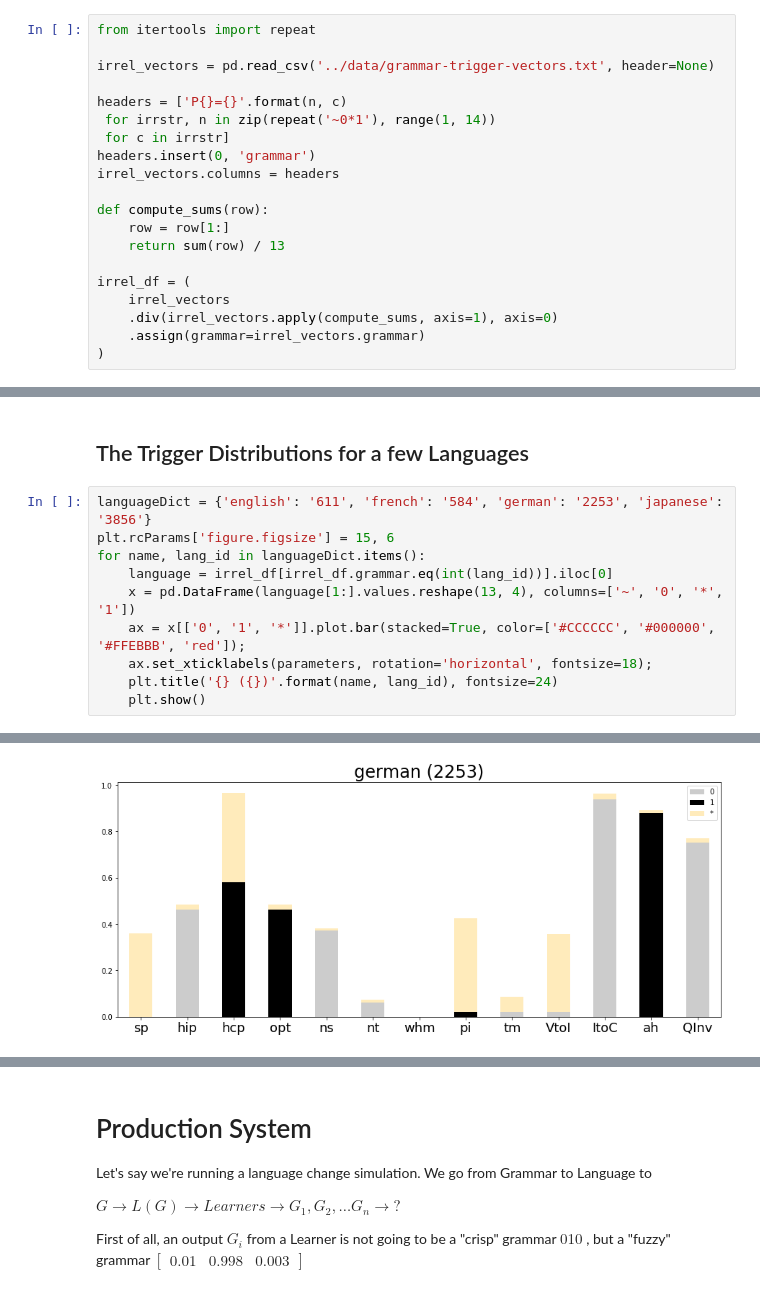
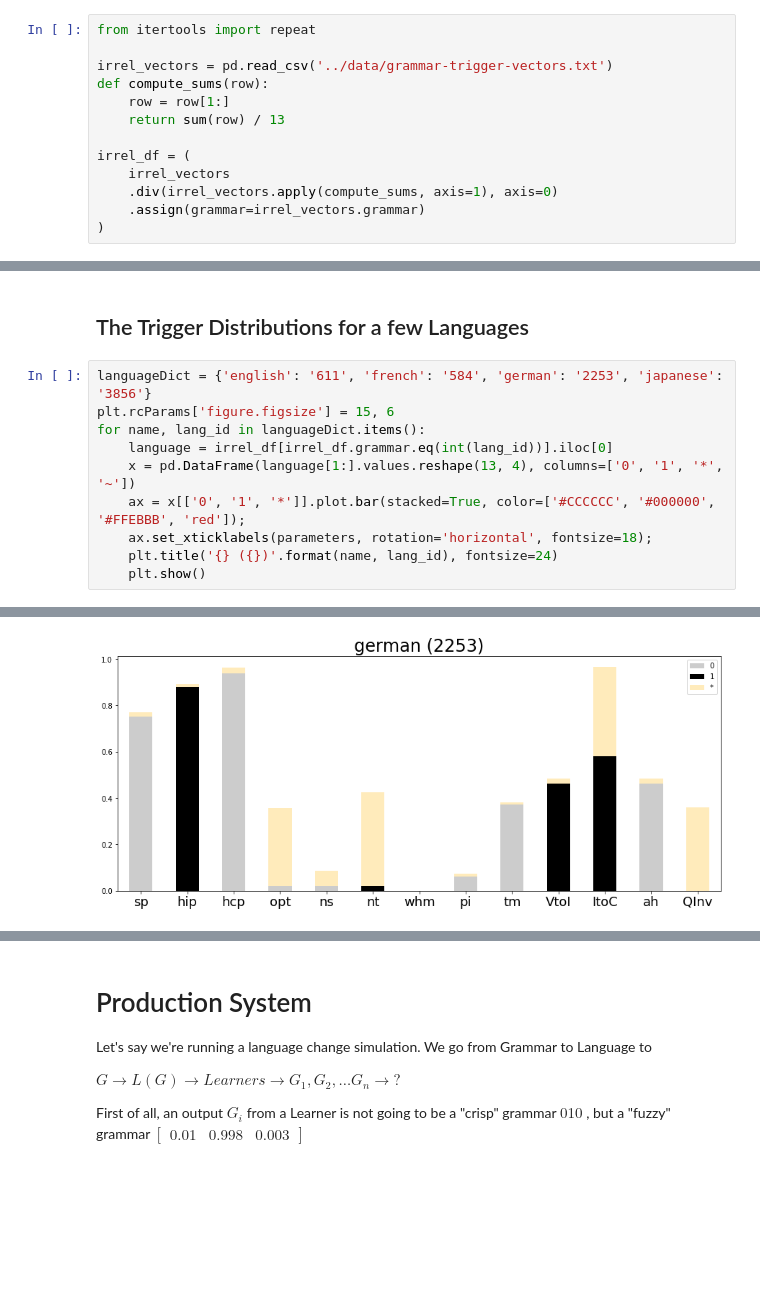
Before and after one commit to pfeyz/colag-irrel-and-ambig, a Jupyter notebook: notebooks/Difference Measures.ipynb, the cells around one changed output, grey strips where cells are left out. Saved outputs shown, nothing was run; the diff lists cells and outputs as text; blank space fills up the shorter version.

Commit message:
fix irrel string order in notebook

```diff
--- a/notebooks/Difference Measures.ipynb
+++ b/notebooks/Difference Measures.ipynb
@@ -153,14 +152,7 @@ len(sims)
 # %%
 from itertools import repeat
 
-irrel_vectors = pd.read_csv('../data/grammar-trigger-vectors.txt', header=None)
-
-headers = ['P{}={}'.format(n, c)
- for irrstr, n in zip(repeat('~0*1'), range(1, 14))
- for c in irrstr]
-headers.insert(0, 'grammar')
-irrel_vectors.columns = headers
-
+irrel_vectors = pd.read_csv('../data/grammar-trigger-vectors.txt')
 def compute_sums(row):
     row = row[1:]
     return sum(row) / 13
@@ -177,7 +175,7 @@ languageDict = {'english': '611', 'french': '584', 'german': '2253', 'japanese':
 plt.rcParams['figure.figsize'] = 15, 6
 for name, lang_id in languageDict.items():
     language = irrel_df[irrel_df.grammar.eq(int(lang_id))].iloc[0]
-    x = pd.DataFrame(language[1:].values.reshape(13, 4), columns=['~', '0', '*', '1'])
+    x = pd.DataFrame(language[1:].values.reshape(13, 4), columns=['0', '1', '*', '~'])
     ax = x[['0', '1', '*']].plot.bar(stacked=True, color=['#CCCCCC', '#000000', '#FFEBBB', 'red']);
     ax.set_xticklabels(parameters, rotation='horizontal', fontsize=18);
     plt.title('{} ({})'.format(name, lang_id), fontsize=24)
@@ -188 +186 @@ for name, lang_id in languageDict.items():
-[figure, old version]
+[figure, new version]
```
Also changed, not shown: parts of 5 cells of this notebook.
